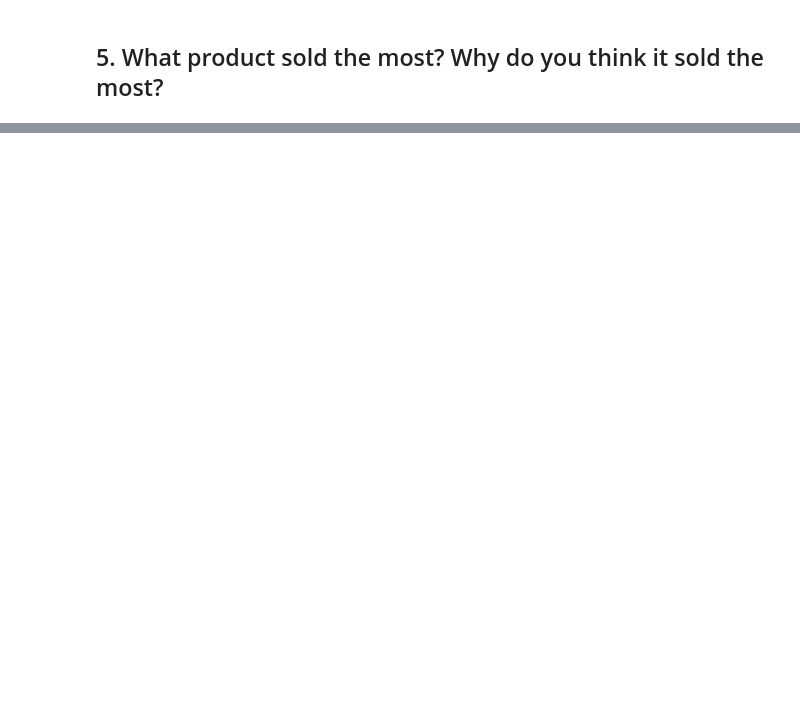
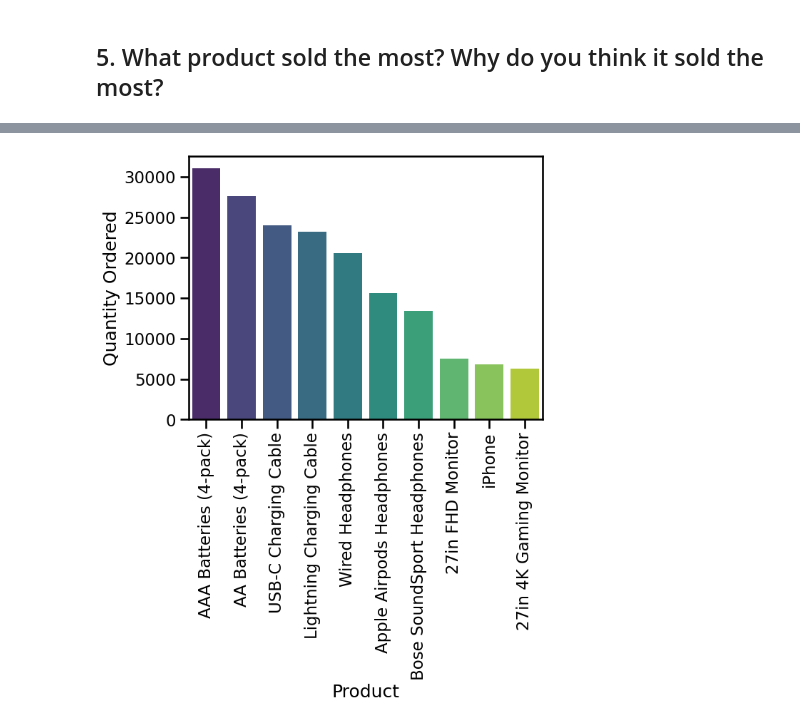
Before and after one commit to web-Nuo/Pandas-Data-Science-Tasks, a Jupyter notebook: my_version.ipynb, the cells around one changed output, grey strips where cells are left out. Saved outputs shown, nothing was run; the diff lists cells and outputs as text; code cells hidden in the pictures; blank space fills up the shorter version.

```diff
--- a/my_version.ipynb
+++ b/my_version.ipynb
@@ -327,2 +328,6 @@ ax = sns.barplot(data=most_popular_combination[:10], y='product combinations', x
 # %% [markdown]
 ## 5. What product sold the most? Why do you think it sold the most?
+# %%
+sales_by_product = data.groupby(['Product'])['Quantity Ordered'].sum().nlargest(10).reset_index(name = 'Quantity Ordered')
+
+sales_by_product
@@ -328,0 +346,7 @@ ax = sns.barplot(data=most_popular_combination[:10], y='product combinations', x
+# %%
+plt.xticks(rotation='vertical')
+
+ax = sns.barplot(sales_by_product, x='Product', y='Quantity Ordered', palette='viridis')
+prices = data.groupby('Product').mean(numeric_only= True)['Price Each'].reset_index(name='Avg Price')
+# %% [output]
+[figure, added]
```
Also changed, not shown: parts of 6 cells of this notebook.
